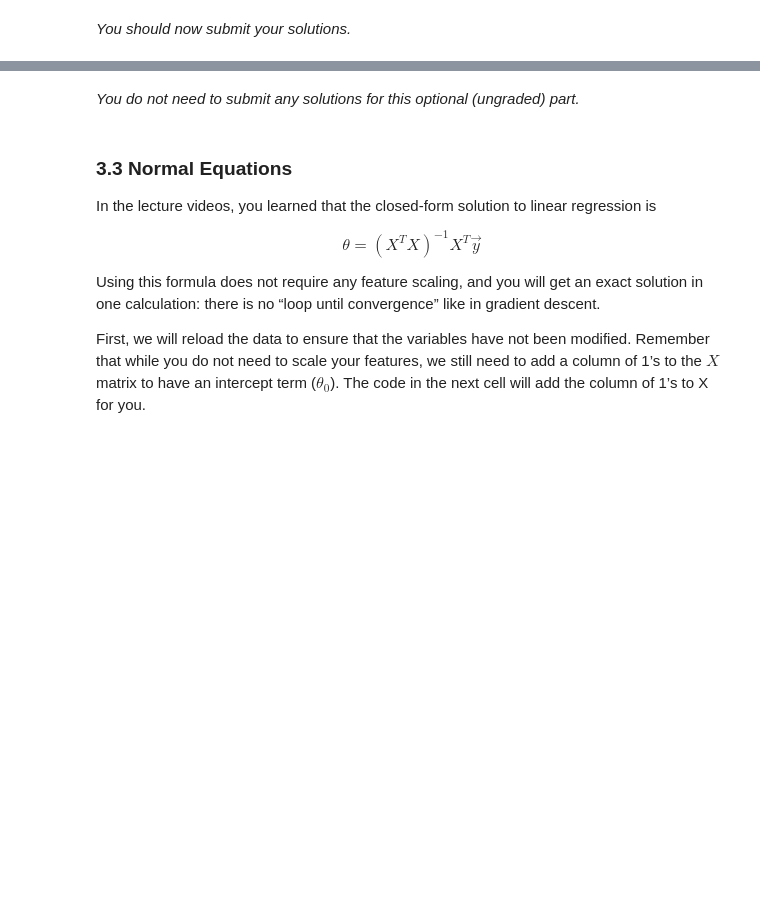
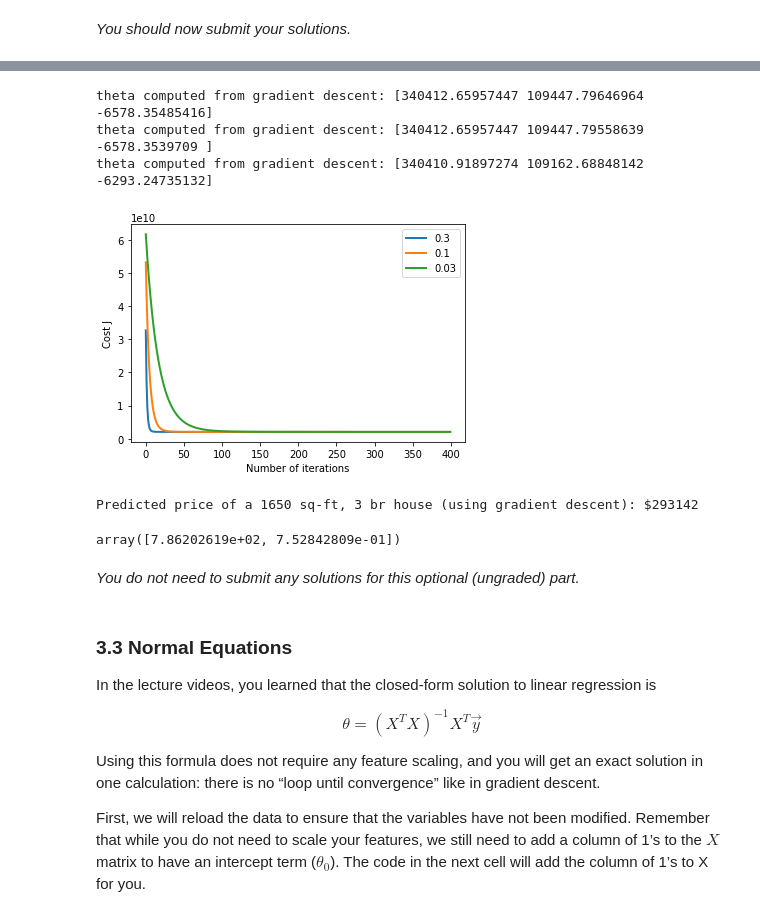
Before and after one commit to mtlberri/ml-coursera-python-assignments, a Jupyter notebook: Exercise1/exercise1.ipynb, the cells around one changed output, grey strips where cells are left out. Drawn from its saved outputs; the diff is of its cells as text; code cells hidden in the pictures; blank space fills up the shorter version.

```diff
--- a/Exercise1/exercise1.ipynb
+++ b/Exercise1/exercise1.ipynb
@@ -613,8 +698,10 @@ def  featureNormalize(X):
     sigma = np.zeros(X.shape[1])
 
     # =========================== YOUR CODE HERE =====================
-
-
+    for feat_index in range(X.shape[1]):
+        mu[feat_index] = np.mean(X[:, feat_index])
+        sigma[feat_index] = np.std(X[:, feat_index])
+        X_norm[:, feat_index] = (X[:, feat_index] - mu[feat_index]) / sigma[feat_index]
     # ================================================================
     return X_norm, mu, sigma
 # %% [markdown]
@@ -694,13 +803,11 @@ def computeCostMulti(X, y, theta):
     # Initialize some useful values
     m = y.shape[0] # number of training examples
 
-    # You need to return the following variable correctly
+    # You need to return the following variables correctly
     J = 0
-
-    # ======================= YOUR CODE HERE ===========================
-
-
-    # ==================================================================
+    # ====================== YOUR CODE HERE =====================
+    J = (1 / (2 * m)) * ((np.transpose((X @ theta) - y)) @ ((X @ theta) - y))
+    # ===========================================================
     return J
 # %% [markdown]
 *You should now submit your solutions.*
@@ -757,10 +879,8 @@ def gradientDescentMulti(X, y, theta, alpha, num_iters):
 
     for i in range(num_iters):
         # ======================= YOUR CODE HERE ==========================
-
-
+        theta = theta - (alpha * (1 / m) * (np.dot(np.transpose(X), np.dot(X, theta) - y)))
         # =================================================================
-
         # save the cost J in every iteration
         J_history.append(computeCostMulti(X, y, theta))
 
@@ -802,50 +937,67 @@ use this value of $\theta$ to predict the price of a house with 1650 square feet
 # %%
 """
 Instructions
 ------------
 We have provided you with the following starter code that runs
 gradient descent with a particular learning rate (alpha).
 
 Your task is to first make sure that your functions - `computeCost`
 and `gradientDescent` already work with  this starter code and
 support multiple variables.
 
 After that, try running gradient descent with different values of
 alpha and see which one gives you the best result.
 
 Finally, you should complete the code at the end to predict the price
 of a 1650 sq-ft, 3 br house.
 
 Hint
 ----
 At prediction, make sure you do the same feature normalization.
 """
 # Choose some alpha value - change this
-alpha = 0.1
+# alpha = 0.03
+alpha_v = [0.3, 0.1, 0.03]
 num_iters = 400
 
-# init theta and run gradient descent
-theta = np.zeros(3)
-theta, J_history = gradientDescentMulti(X, y, theta, alpha, num_iters)
-
-# Plot the convergence graph
-pyplot.plot(np.arange(len(J_history)), J_history, lw=2)
-pyplot.xlabel('Number of iterations')
-pyplot.ylabel('Cost J')
-
-# Display the gradient descent's result
-print('theta computed from gradient descent: {:s}'.format(str(theta)))
+for alpha in alpha_v:
+    # init theta and run gradient descent
+    theta = np.zeros(3)
+    theta, J_history = gradientDescentMulti(X, y, theta, alpha, num_iters)
+    # Plot the convergence graph
+    pyplot.plot(np.arange(len(J_history)), J_history, lw=2, label=str(alpha))
+    pyplot.xlabel('Number of iterations')
+    pyplot.ylabel('Cost J')
+    pyplot.legend()
+    # Display the gradient descent's result
+    print('theta computed from gradient descent: {:s}'.format(str(theta)))
 
 # Estimate the price of a 1650 sq-ft, 3 br house
 # ======================= YOUR CODE HERE ===========================
 # Recall that the first column of X is all-ones.
 # Thus, it does not need to be normalized.
-
-price = 0   # You should change this
-
-# ===================================================================
-
-print('Predicted price of a 1650 sq-ft, 3 br house (using gradient descent): ${:.0f}'.format(price))
+# %% [output]
+theta computed from gradient descent: [340412.65957447 109447.79646964  -6578.35485416]
+theta computed from gradient descent: [340412.65957447 109447.79558639  -6578.3539709 ]
+theta computed from gradient descent: [340410.91897274 109162.68848142  -6293.24735132]
+[figure, added]
+# %%
+xp = np.array([1650, 3])
+xp_norm = (xp - mu) / sigma
+xp_norm = np.concatenate([[1], xp_norm])
+price = np.dot(theta, xp_norm)   # You should change this
+
+# X = np.concatenate([np.ones((m, 1)), X_norm], axis=1)
+
+# ===================================================================
+
+print('Predicted price of a 1650 sq-ft, 3 br house (using gradient descent): ${:.0f}'.format(price))
+# %% [output]
+Predicted price of a 1650 sq-ft, 3 br house (using gradient descent): $293142
+# %%
+sigma
+# %% [output]
+array([7.86202619e+02, 7.52842809e-01])
 # %% [markdown]
 *You do not need to submit any solutions for this optional (ungraded) part.*
 # %% [markdown]
```
Also changed, not shown: parts of 22 cells of this notebook.
